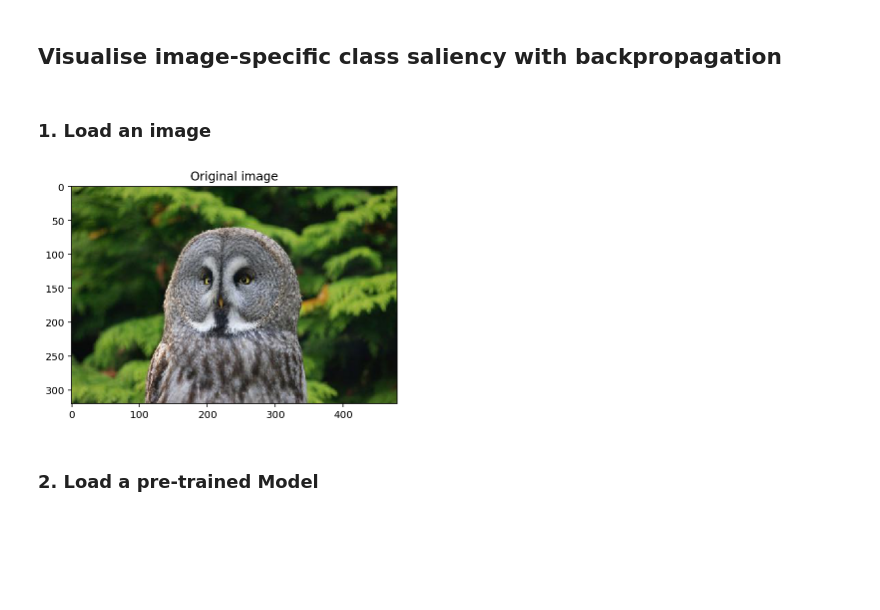
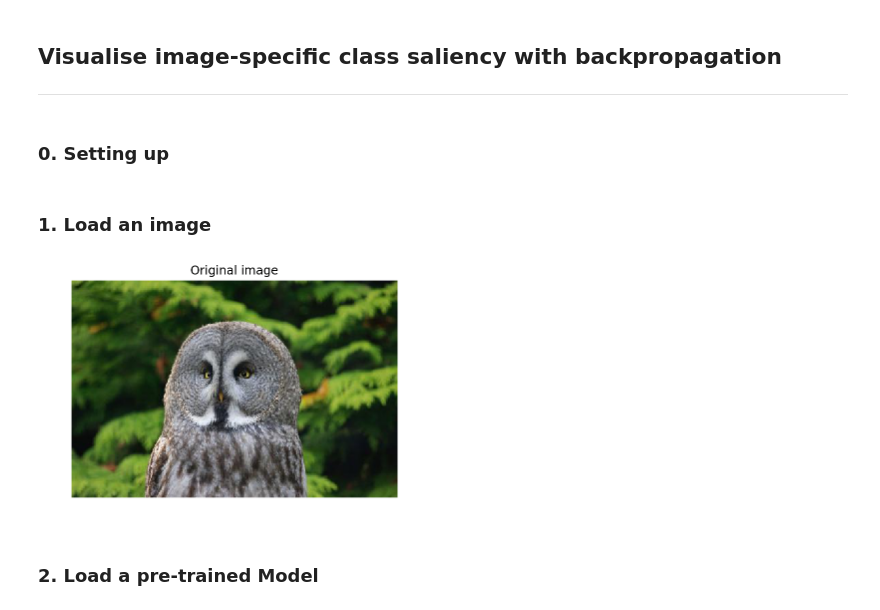
Before and after one commit to MisaOgura/flashtorch, a Jupyter notebook: examples/visualise_saliency_with_backprop.ipynb, the cells around one changed output. Saved outputs shown, nothing was run; the diff lists cells and outputs as text; code cells hidden in the pictures; blank space fills up the shorter version.

```diff
--- a/examples/visualise_saliency_with_backprop.ipynb
+++ b/examples/visualise_saliency_with_backprop.ipynb
@@ -1,2 +1,6 @@
 # %% [markdown]
 ## Visualise image-specific class saliency with backpropagation
+
+---
+# %% [markdown]
+### 0. Setting up
@@ -21,12 +29,13 @@ from flashtorch.saliency import Backprop
 # %% [markdown]
 ### 1. Load an image
 # %%
-image = load_image('./images/great_grey_owl_01.jpg')
+image = load_image('./images/great_grey_owl.jpg')
 
 plt.imshow(image)
-plt.title('Original image');
+plt.title('Original image')
+plt.axis('off');
 # %% [output]
-[figure, old version]
+[figure, new version]
 # %% [markdown]
 ### 2. Load a pre-trained Model
 # %%
```
Also changed, not shown: parts of 1 cell of this notebook, 1 other file.
